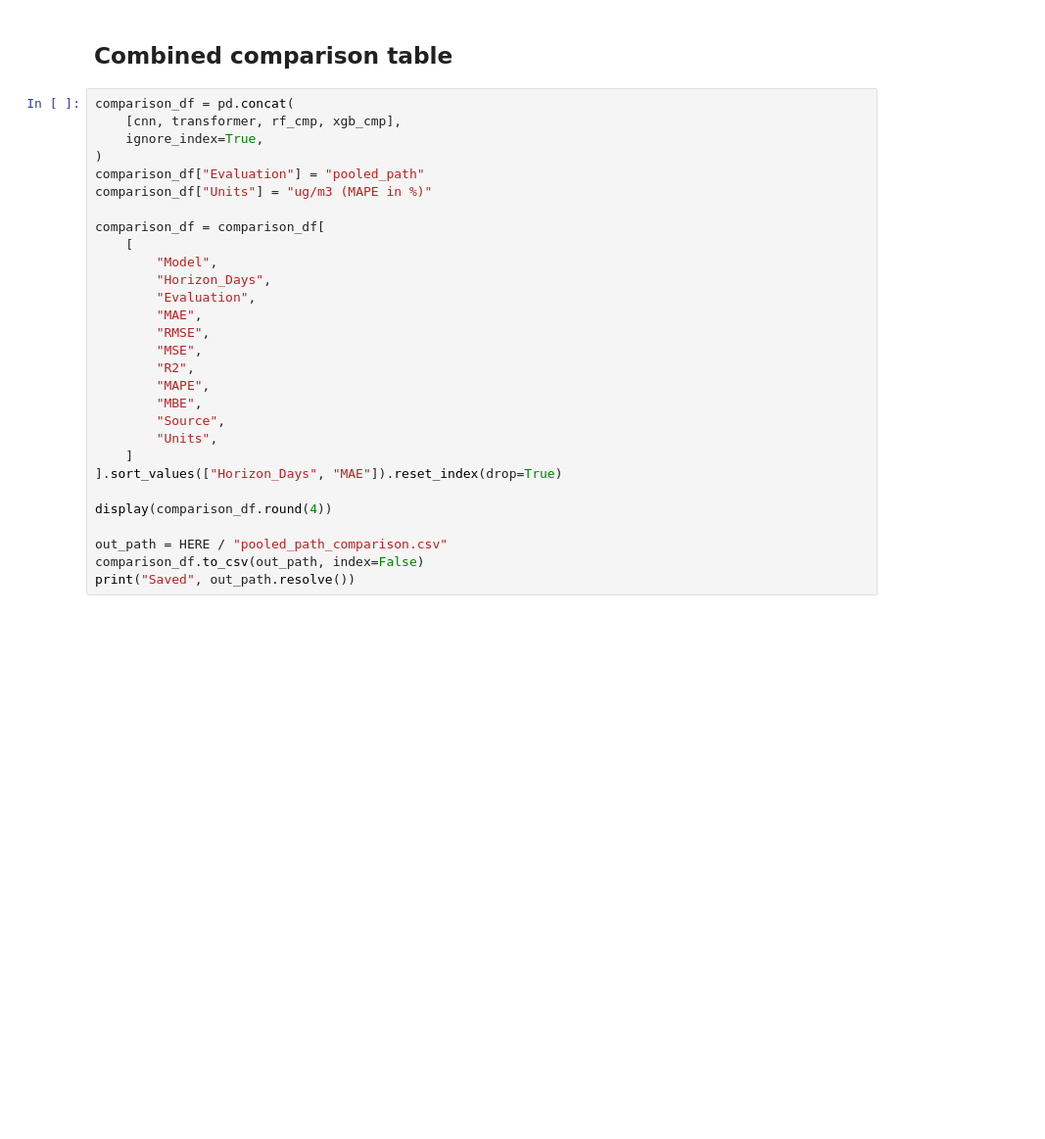
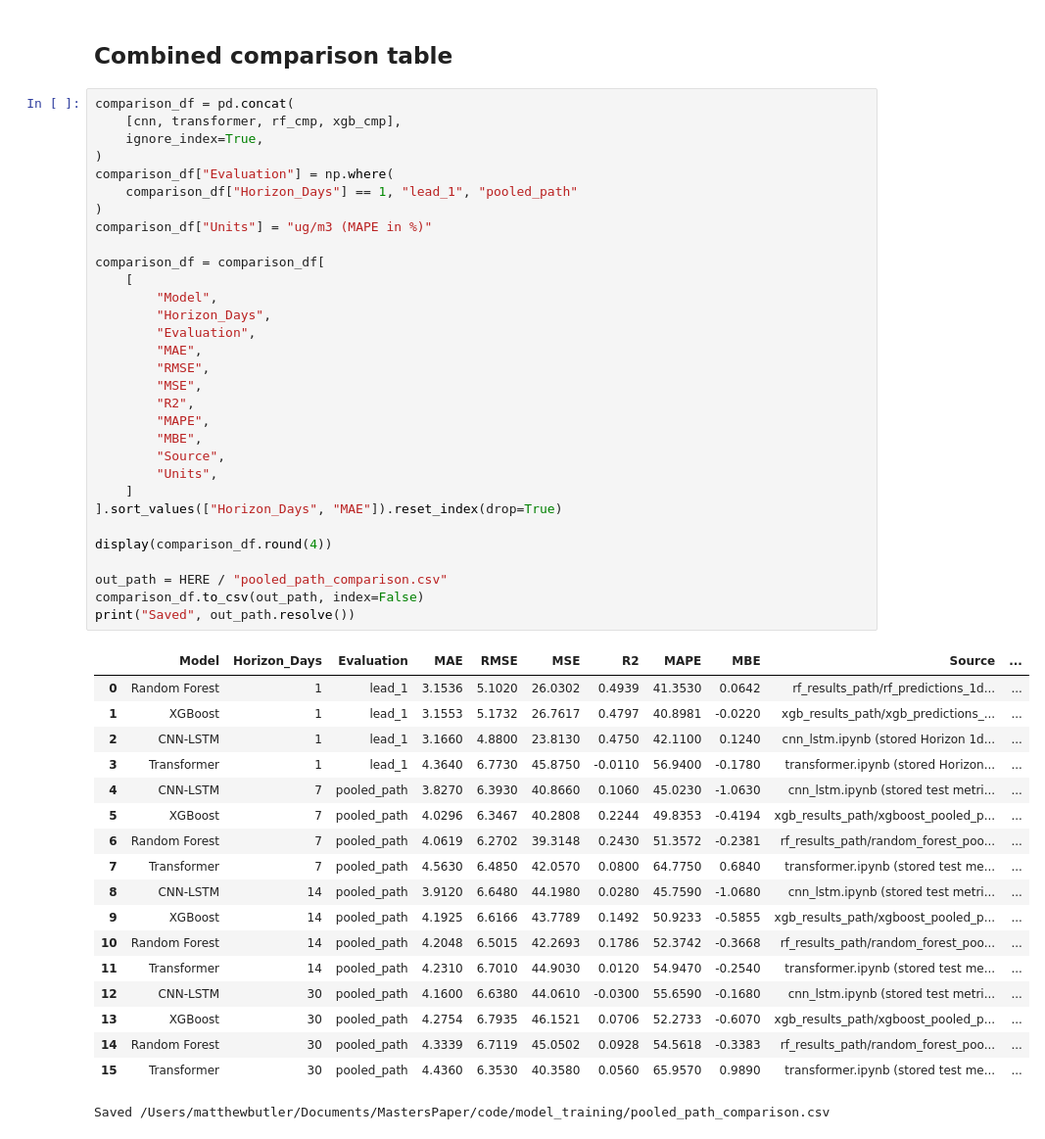
Before and after one commit to Masters-Paper-Forecasting/code, a Jupyter notebook: model_training/pooled_path_comparison.ipynb, the cells around one changed output. Shown at 98% size. Cells and saved outputs as stored; diff of their text form; blank space fills up the shorter version.

```diff
--- a/model_training/pooled_path_comparison.ipynb
+++ b/model_training/pooled_path_comparison.ipynb
@@ -117,32 +241,53 @@ display(xgb_cmp)
 # %%
 comparison_df = pd.concat(
     [cnn, transformer, rf_cmp, xgb_cmp],
     ignore_index=True,
 )
-comparison_df["Evaluation"] = "pooled_path"
+comparison_df["Evaluation"] = np.where(
+    comparison_df["Horizon_Days"] == 1, "lead_1", "pooled_path"
+)
 comparison_df["Units"] = "ug/m3 (MAPE in %)"
 
 comparison_df = comparison_df[
     [
         "Model",
         "Horizon_Days",
         "Evaluation",
         "MAE",
         "RMSE",
         "MSE",
         "R2",
         "MAPE",
         "MBE",
         "Source",
         "Units",
     ]
 ].sort_values(["Horizon_Days", "MAE"]).reset_index(drop=True)
 
 display(comparison_df.round(4))
 
 out_path = HERE / "pooled_path_comparison.csv"
 comparison_df.to_csv(out_path, index=False)
 print("Saved", out_path.resolve())
+# %% [output]
+|  | Model | Horizon_Days | Evaluation | MAE | RMSE | MSE | R2 | MAPE | MBE | Source | ... |
+| 0 | Random Forest | 1 | lead_1 | 3.1536 | 5.1020 | 26.0302 | 0.4939 | 41.3530 | 0.0642 | rf_results_path/rf_predictions_1d... | ... |
+| 1 | XGBoost | 1 | lead_1 | 3.1553 | 5.1732 | 26.7617 | 0.4797 | 40.8981 | -0.0220 | xgb_results_path/xgb_predictions_... | ... |
+| 2 | CNN-LSTM | 1 | lead_1 | 3.1660 | 4.8800 | 23.8130 | 0.4750 | 42.1100 | 0.1240 | cnn_lstm.ipynb (stored Horizon 1d... | ... |
+| 3 | Transformer | 1 | lead_1 | 4.3640 | 6.7730 | 45.8750 | -0.0110 | 56.9400 | -0.1780 | transformer.ipynb (stored Horizon... | ... |
+| 4 | CNN-LSTM | 7 | pooled_path | 3.8270 | 6.3930 | 40.8660 | 0.1060 | 45.0230 | -1.0630 | cnn_lstm.ipynb (stored test metri... | ... |
+| 5 | XGBoost | 7 | pooled_path | 4.0296 | 6.3467 | 40.2808 | 0.2244 | 49.8353 | -0.4194 | xgb_results_path/xgboost_pooled_p... | ... |
+| 6 | Random Forest | 7 | pooled_path | 4.0619 | 6.2702 | 39.3148 | 0.2430 | 51.3572 | -0.2381 | rf_results_path/random_forest_poo... | ... |
+| 7 | Transformer | 7 | pooled_path | 4.5630 | 6.4850 | 42.0570 | 0.0800 | 64.7750 | 0.6840 | transformer.ipynb (stored test me... | ... |
+| 8 | CNN-LSTM | 14 | pooled_path | 3.9120 | 6.6480 | 44.1980 | 0.0280 | 45.7590 | -1.0680 | cnn_lstm.ipynb (stored test metri... | ... |
+| 9 | XGBoost | 14 | pooled_path | 4.1925 | 6.6166 | 43.7789 | 0.1492 | 50.9233 | -0.5855 | xgb_results_path/xgboost_pooled_p... | ... |
+| 10 | Random Forest | 14 | pooled_path | 4.2048 | 6.5015 | 42.2693 | 0.1786 | 52.3742 | -0.3668 | rf_results_path/random_forest_poo... | ... |
+| 11 | Transformer | 14 | pooled_path | 4.2310 | 6.7010 | 44.9030 | 0.0120 | 54.9470 | -0.2540 | transformer.ipynb (stored test me... | ... |
+| 12 | CNN-LSTM | 30 | pooled_path | 4.1600 | 6.6380 | 44.0610 | -0.0300 | 55.6590 | -0.1680 | cnn_lstm.ipynb (stored test metri... | ... |
+| 13 | XGBoost | 30 | pooled_path | 4.2754 | 6.7935 | 46.1521 | 0.0706 | 52.2733 | -0.6070 | xgb_results_path/xgboost_pooled_p... | ... |
+| 14 | Random Forest | 30 | pooled_path | 4.3339 | 6.7119 | 45.0502 | 0.0928 | 54.5618 | -0.3383 | rf_results_path/random_forest_poo... | ... |
+| 15 | Transformer | 30 | pooled_path | 4.4360 | 6.3530 | 40.3580 | 0.0560 | 65.9570 | 0.9890 | transformer.ipynb (stored test me... | ... |
+Saved /Users/matthewbutler/Documents/MastersPaper/code/model_training/pooled_path_comparison.csv
 # %% [markdown]
 ## Checks
 
```
Also changed, not shown: parts of 9 cells of this notebook, 2 other files.
